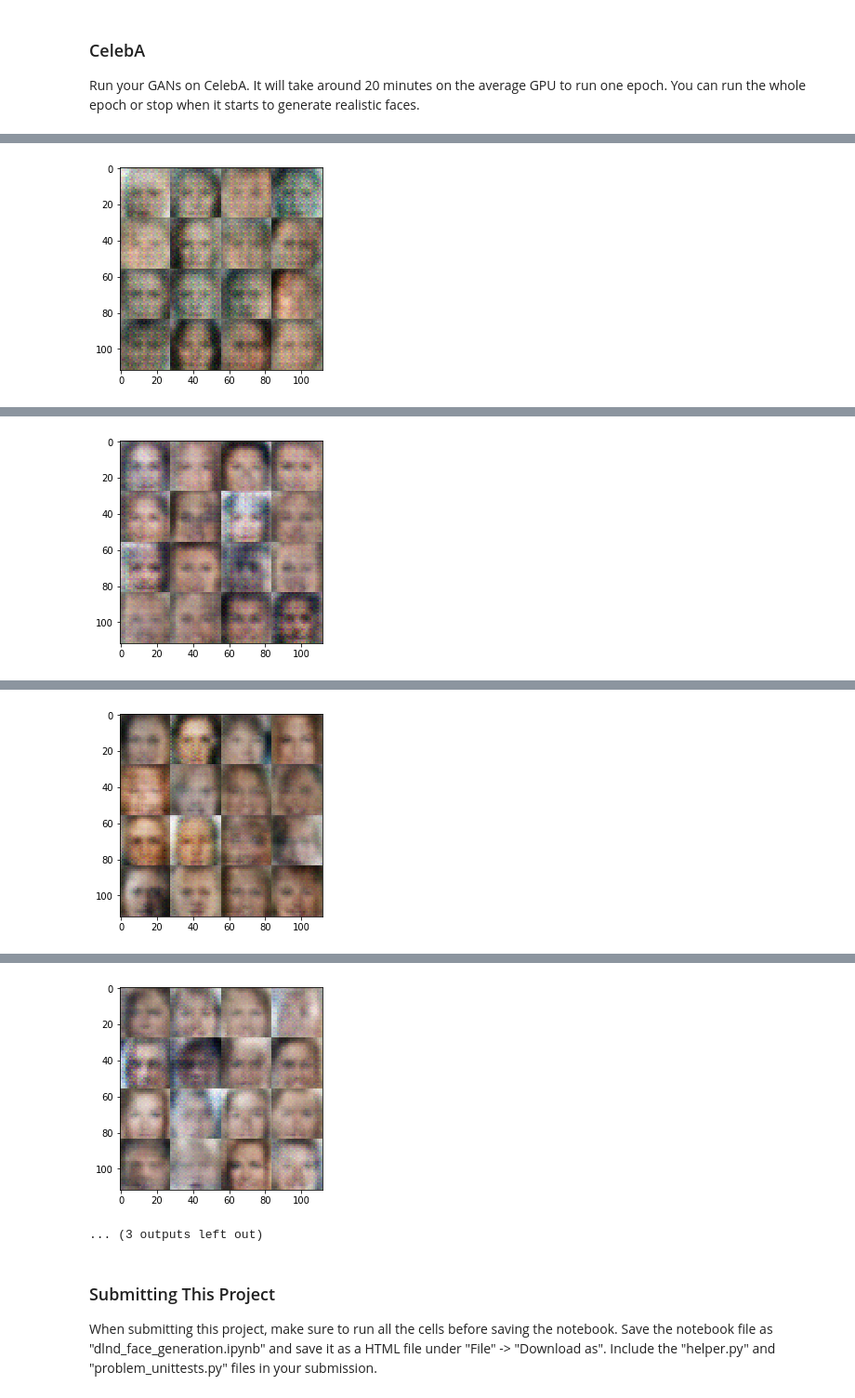
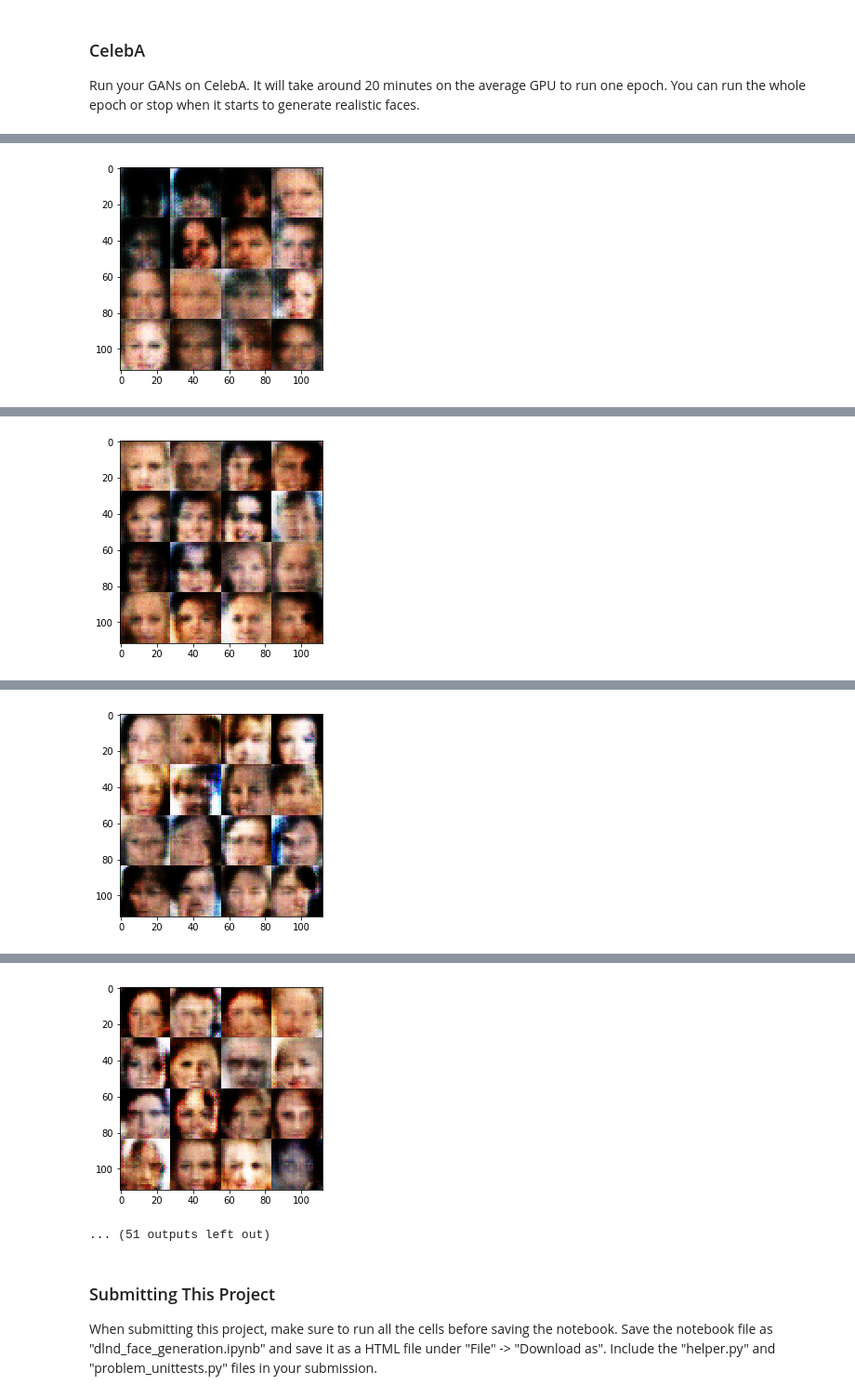
Before and after one commit to aksakuma/deep-learning, a Jupyter notebook: face_generation/dlnd_face_generation.ipynb, the cells around one changed output, grey strips where cells are left out. Shown at 93% size. Saved outputs shown, nothing was run; the diff lists cells and outputs as text; code cells hidden in the pictures.

```diff
--- a/face_generation/dlnd_face_generation.ipynb
+++ b/face_generation/dlnd_face_generation.ipynb
@@ -237,7 +237,7 @@ def model_loss(input_real, input_z, out_channel_dim, smooth=0.1):
     d_model_real, d_logits_real = discriminator(input_real)
     d_model_fake, d_logits_fake = discriminator(g_model, reuse=True)
 
-    d_loss_real = tf.reduce_mean(tf.nn.sigmoid_cross_entropy_with_logits(logits=d_logits_real, labels=tf.ones_like(d_model_real)*(1-smooth)))
+    d_loss_real = tf.reduce_mean(tf.nn.sigmoid_cross_entropy_with_logits(logits=d_logits_real, labels=tf.ones_like(d_model_real)*(1.-smooth)))
     d_loss_fake = tf.reduce_mean(tf.nn.sigmoid_cross_entropy_with_logits(logits=d_logits_fake, labels=tf.zeros_like(d_model_fake)))
     g_loss = tf.reduce_mean(tf.nn.sigmoid_cross_entropy_with_logits(logits=d_logits_fake, labels=tf.ones_like(d_model_fake)))
 
@@ -367,6 +367,10 @@ def train(epoch_count, batch_size, z_dim, learning_rate, beta1, get_batches, dat
                 # Sample random noise for G
                 batch_z = np.random.uniform(-1, 1, size=(batch_size, z_dim))
 
+                # The reason for multipling the batch image values by 2 is that the generator returns
+                # values in the range [-1, 1], while the batch_images has values in the range [-0.5, 0.5].
+                batch_images = batch_images * 2.
+
                 # Run optimizers
                 _ = sess.run(net.d_train_opt, feed_dict={net.input_real: batch_images, net.input_z: batch_z, net.learning_rate: learning_rate})
                 _ = sess.run(net.g_train_opt, feed_dict={net.input_real: batch_images, net.input_z: batch_z, net.learning_rate: learning_rate})
@@ -456,10 +477,10 @@ Epoch 2/2... Discriminator Loss: 0.4388... Generator Loss: 2.6098
 ### CelebA
 Run your GANs on CelebA.  It will take around 20 minutes on the average GPU to run one epoch.  You can run the whole epoch or stop when it starts to generate realistic faces.
 # %%
-batch_size = 256
-z_dim = 512
+batch_size = 64
+z_dim = 128
 learning_rate = 0.0002
-beta1 = 0.5
+beta1 = 0.2
 
 
 """
@@ -507 +528 @@ Epoch 1/1... Discriminator Loss: 0.3469... Generator Loss: 6.7130
-[figure, old version]
+[figure, new version]
@@ -518 +539 @@ Epoch 1/1... Discriminator Loss: 0.4482... Generator Loss: 3.6640
-[figure, old version]
+[figure, new version]
@@ -529 +550 @@ Epoch 1/1... Discriminator Loss: 0.6755... Generator Loss: 6.9377
-[figure, old version]
+[figure, new version]
@@ -540,5 +561,5 @@ Epoch 1/1... Discriminator Loss: 0.3739... Generator Loss: 3.8208
-[figure, old version]
+[figure, new version]
-... (3 outputs left out)
+... (51 outputs left out)
 # %% [markdown]
 ### Submitting This Project
 When submitting this project, make sure to run all the cells before saving the notebook. Save the notebook file as "dlnd_face_generation.ipynb" and save it as a HTML file under "File" -> "Download as". Include the "helper.py" and "problem_unittests.py" files in your submission.
```
Also changed, not shown: parts of 2 cells of this notebook, 1 other file.
